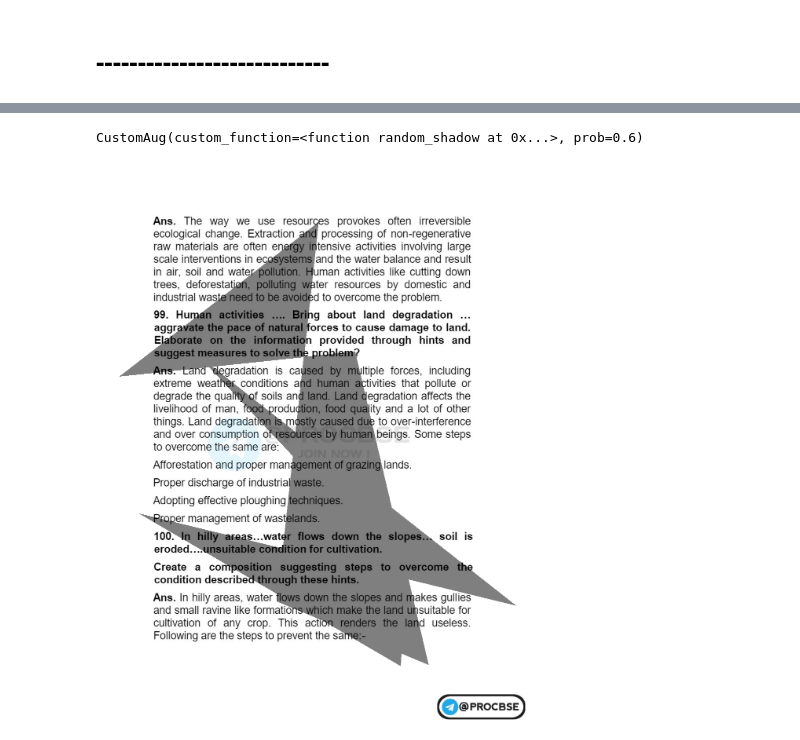
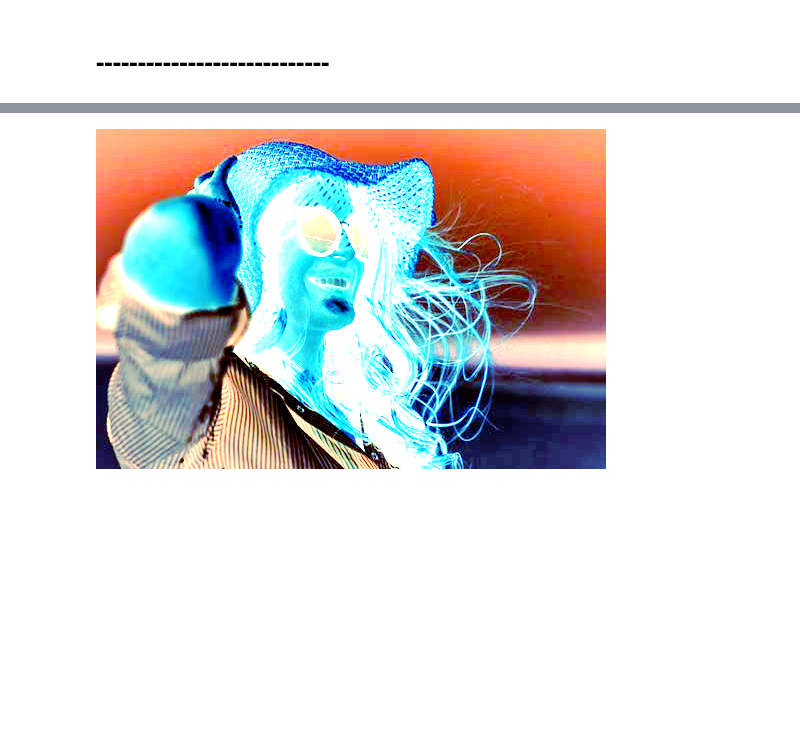
Before and after one commit to mahesh-jackett/layout-parser-detectron2-finetune, a Jupyter notebook: Test_Notebook.ipynb, the cells around one changed output, grey strips where cells are left out. Cells and saved outputs as stored; diff of their text form; code cells hidden in the pictures; blank space fills up the shorter version.

Commit message:
added augmentation to mapper in training file

```diff
--- a/Test_Notebook.ipynb
+++ b/Test_Notebook.ipynb
@@ -582,71 +580,36 @@ WARNING:root:Torch AMP is not available on this platform
 # %%
-def channel_shuffle(img):
-    x = tuple(np.random.randint(0,3,3))
-    return F_.channel_shuffle(img, x)
-
-def rgb_shift(img):
-    r = random.uniform(-30 , 30)
-    g = random.uniform(-30 , 30)
-    b = random.uniform(-30 , 30)
-    return F_.shift_rgb(image, r, g, b)
-
-def fancy_pca(img):
-    res = F_.fancy_pca(img, random.gauss(0, 0.9))
-    print(res.dtype, res.max(), res.min())
-    return res
-
-def random_gamma(img):
-    gamma = random.uniform(40, 160) / 100.0
-    return F_.gamma_transform(img, gamma=gamma)
-
-
-def random_noise(img):
-    mode = random.choice(["gaussian","localvar","poisson","pepper","s&p","speckle"])
-    res = skimage.util.random_noise(img, mode=mode)*255
-    return res.astype(np.uint8)
-
-
-def random_shadow(img):
-    try:
-        return shadow(image = img)["image"]
-    except:
-        return img
-
-
 blur = BLUR(5)
 fog = RandomFog(p = 1)
 equalize_image = Equalize(p = 1)
 to_sepia = ToSepia(p = 1)
 invert = InvertImg(p = 1)
-shadow = RandomShadow((0,0,1,1), 1, 2, 5, p = 1)
 # %%
-from detectron2.data import transforms as T
+
 import numpy as np
 from PIL import Image
 import cv2
 
 augs = KRandomAugmentationList(
         [
-        CustomAug(random_shadow, prob = 0.6),
+        CustomAug(random_shadow, prob = 0.33),
         KRandomAugmentationList([CustomAug(channel_shuffle, prob = 0.9),CustomAug(rgb_shift, prob = 0.9), CustomAug(invert.apply, prob = 0.3)], k = 1),
 
         KRandomAugmentationList([CustomAug(random_gamma, prob = 0.5), T.RandomBrightness(0.4,1.4),T.RandomSaturation(0.4,1.4), T.RandomContrast(0.4,1.4)],k = -1),
 
-        KRandomAugmentationList([CustomAug(random_noise, prob=0.7), CustomAug(blur.add_blur, prob=0.75), CustomAug(fog.apply, prob=0.7)], k = 1),
+        KRandomAugmentationList([CustomAug(random_noise, prob=0.75), CustomAug(blur.add_blur, prob=0.75), CustomAug(fog.apply, prob=0.75)], k = 1),
 
         KRandomAugmentationList([CustomAug(F_.to_gray, prob = 0.75), CustomAug(to_sepia.apply, prob = 0.7), CustomAug(fancy_pca, prob=0.7), CustomAug(equalize_image.apply, prob = 0.4)], k = 1),
         ],
 
         k = -1)
 
 
-image = np.array(Image.open("/home/shady/Downloads/download3.jpeg")) # RGB image array
+image = np.array(Image.open("/home/shady/Downloads/image.jpeg")) # RGB image array
 # image = cv2.imread("/home/shady/Downloads/download4.jpeg")
 input_ = T.AugInput(image, boxes=None, sem_seg = None) #1 boxes and segments are optional
 transform = augs(input_)  # Apply the augmentation
 image_transformed = input_.image  # augmented image
 
 Image.fromarray(image_transformed) # show RGB image
 # %% [output]
-CustomAug(custom_function=<function random_shadow at 0x...>, prob=0.6)
-[figure, old version]
+[figure, new version]
```
Also changed, not shown: parts of 1 cell of this notebook, 2 other files.
